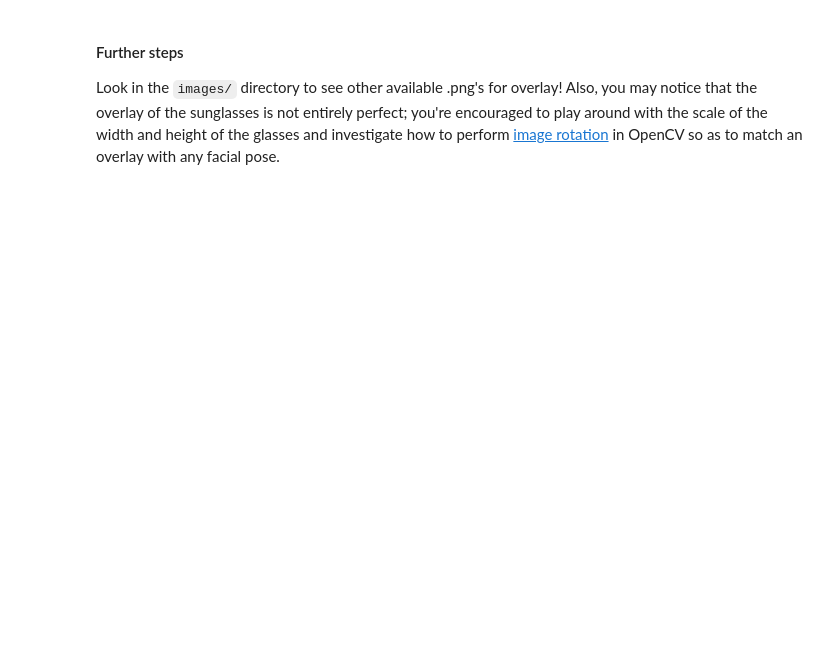
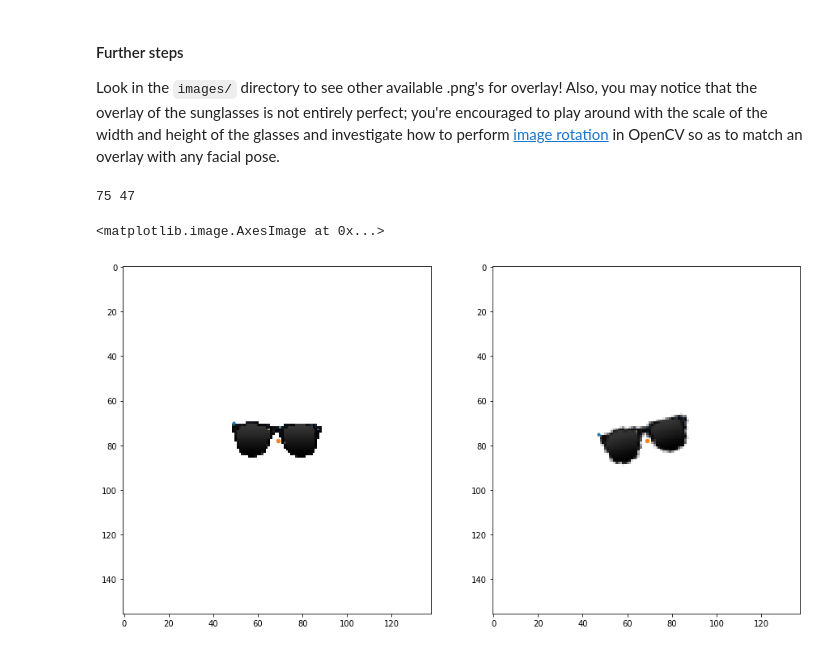
Before and after one commit to udacity/P1_Facial_Keypoints, a Jupyter notebook: 4. Fun with Keypoints.ipynb, the cells around one changed output. Drawn from its saved outputs; the diff is of its cells as text; code cells hidden in the pictures; blank space fills up the shorter version.

```diff
--- a/4. Fun with Keypoints.ipynb
+++ b/4. Fun with Keypoints.ipynb
@@ -138,3 +178,18 @@ plt.imshow(image_copy)
 #### Further steps
 
 Look in the `images/` directory to see other available .png's for overlay! Also, you may notice that the overlay of the sunglasses is not entirely perfect; you're encouraged to play around with the scale of the width and height of the glasses and investigate how to perform [image rotation](https://docs.opencv.org/3.0-beta/doc/py_tutorials/py_imgproc/py_geometric_transformations/py_geometric_transformations.html) in OpenCV so as to match an overlay with any facial pose.
+# %%
+h, w, c = sunglasses_rotated.shape
+print(glass_pos_x_rot, glass_pos_y_rot)
+f, axarr = plt.subplots(1,2,figsize=(15,15))
+#axarr.subplots(figsize=(20, 10))
+axarr[0].scatter(glass_pos_y, glass_pos_x, s=10)
+axarr[0].scatter(w//2, h//2, s=20)
+axarr[0].imshow(glass_copy)
+axarr[1].scatter(glass_pos_y_rot, glass_pos_x_rot, s=10)
+axarr[1].scatter(w//2, h//2, s=20)
+axarr[1].imshow(sunglasses_rotated)
+# %% [output]
+75 47
+<matplotlib.image.AxesImage at 0x...>
+[figure, added]
```
Also changed, not shown: parts of 7 cells of this notebook.
